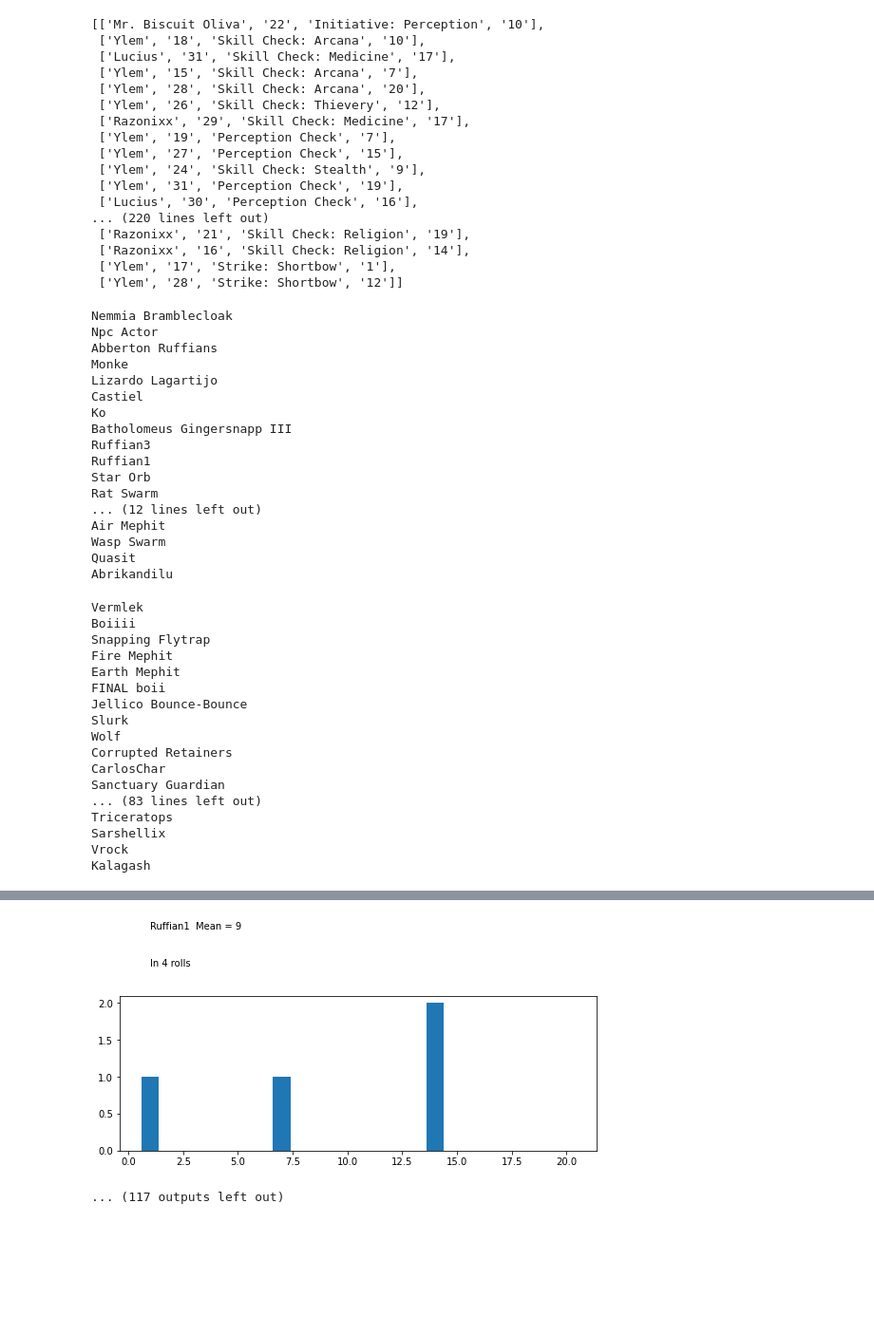
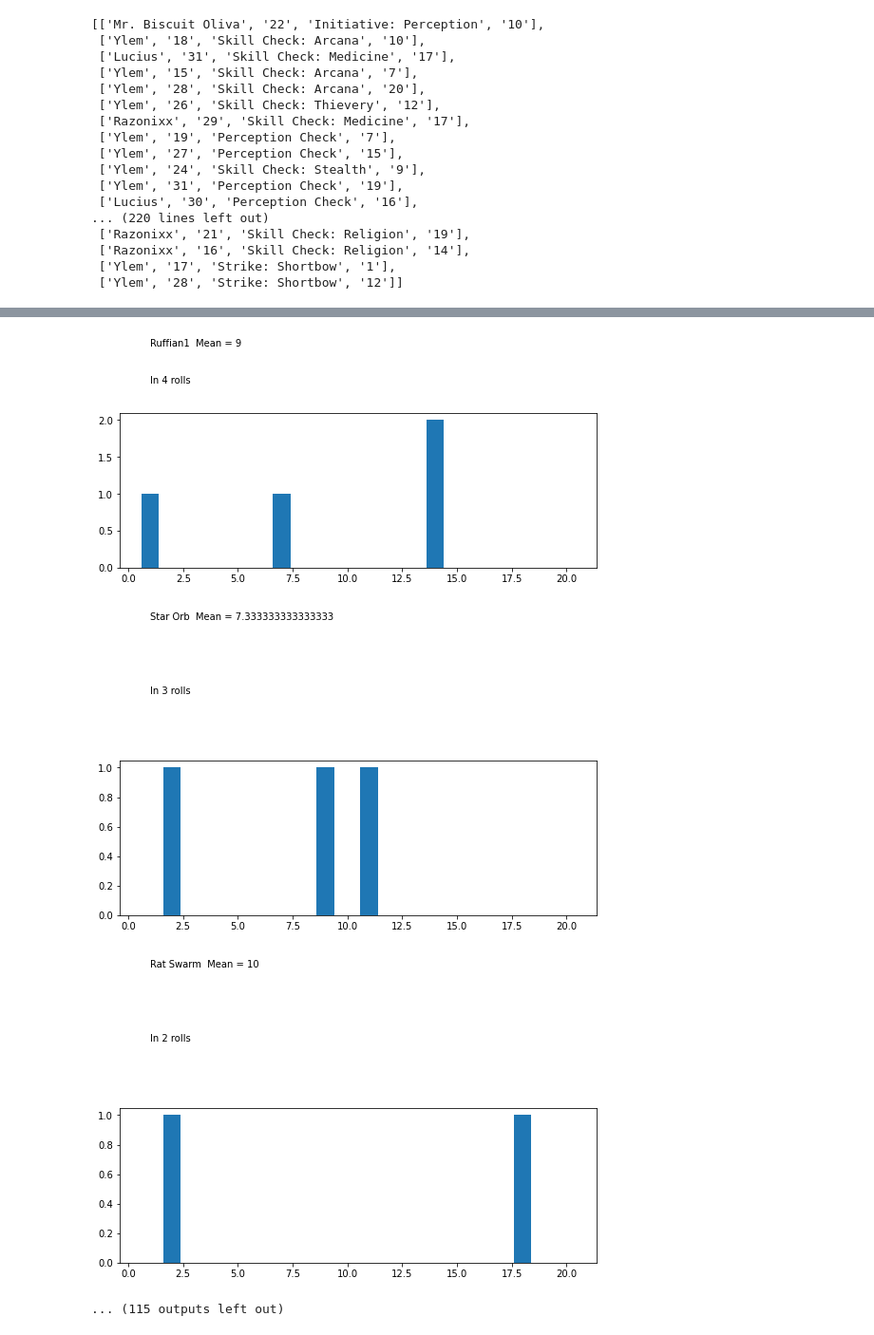
Before and after one commit to jpcg698/PF2e-campaign-analysis, a Jupyter notebook: roll.ipynb, the cells around one changed output, grey strips where cells are left out. Shown at 95% size. Cells and saved outputs as stored; diff of their text form; code cells hidden in the pictures; blank space fills up the shorter version.

```diff
--- a/roll.ipynb
+++ b/roll.ipynb
@@ -49,66 +49,36 @@ import statistics
 # %%
 
 players = ["Lucius","Trujh Spellshot","Mr. Biscuit Oliva","Razonixx","Ylem"]
+summary = []
 for player in characters:
     rolls=[0] * 20
     historic = []
     x_dice = []
     for i in range(20):
         x_dice.append(i+1)
     length = len(players)
     fig, axs = plt.subplots(1, 1, figsize=(9, 3), sharey=True)
-    print(player)
     for attempt in clean:
         if attempt[0] == player:
             roll = int(attempt[-1])
             rolls[roll-1]+=1
             historic.append(roll)
+    summary.append([statistics.mean(historic),player,len(historic)])
     plt.bar(x_dice,rolls)
     plt.text(1,max(rolls)+1,player + "  Mean = " + str(statistics.mean(historic)))
     plt.text(1,max(rolls)+.5,"In " + str(len(historic)) +" rolls")
+summary.sort()
 # %% [output]
-Nemmia Bramblecloak
-Npc Actor
-Abberton Ruffians
-Monke
-Lizardo Lagartijo
-Castiel
-Ko
-Batholomeus Gingersnapp III
-Ruffian3
-Ruffian1
-Star Orb
-Rat Swarm
-... (12 lines left out)
-Air Mephit
-Wasp Swarm
-Quasit
-Abrikandilu
-Vermlek
-Boiiii
-Snapping Flytrap
-Fire Mephit
-Earth Mephit
-FINAL boii
-Jellico Bounce-Bounce
-Slurk
-Wolf
-Corrupted Retainers
-CarlosChar
-Sanctuary Guardian
-... (83 lines left out)
-Triceratops
-Sarshellix
-Vrock
-Kalagash
 [figure]
 [figure]
 [figure]
 [figure]
 [figure]
 [figure]
 [figure]
 [figure]
 [figure]
 [figure]
-... (117 outputs left out)
+[figure, added]
+[figure, added]
+... (115 outputs left out)
```
Also changed, not shown: parts of 1 cell of this notebook.
